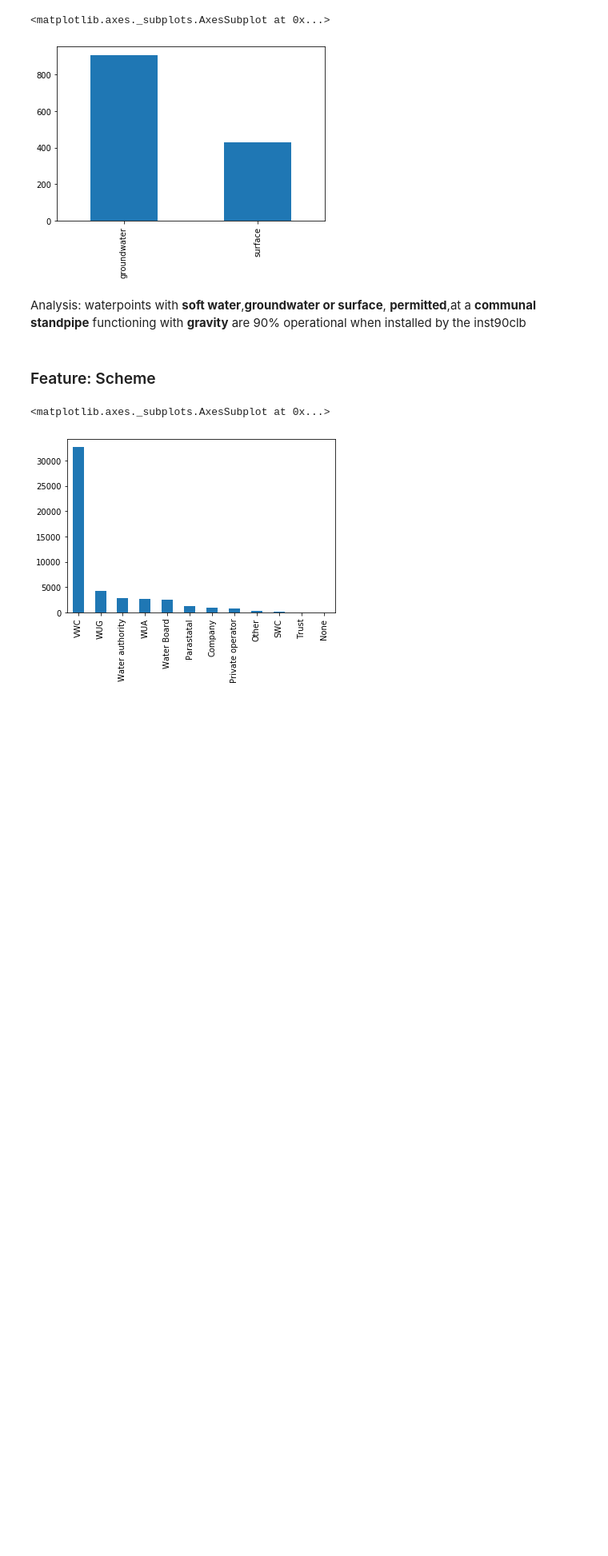
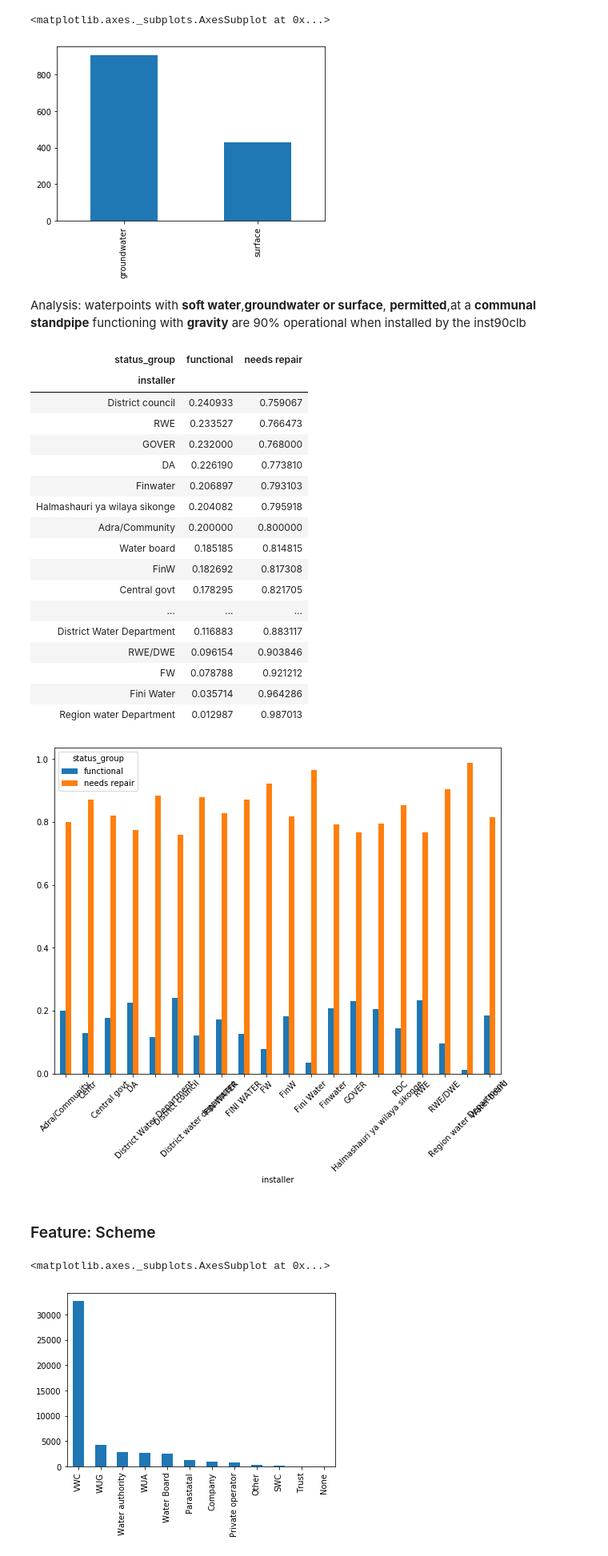
Before and after one commit to rashidbaset/Module3_Project, a Jupyter notebook: Notebooks/EDA.ipynb, the cells around one changed output. Shown at 80% size. Drawn from its saved outputs; the diff is of its cells as text; code cells hidden in the pictures; blank space fills up the shorter version.

```diff
--- a/Notebooks/EDA.ipynb
+++ b/Notebooks/EDA.ipynb
@@ -890,6 +788,33 @@ inst90clb.source_class.value_counts().plot(kind='bar')
 [figure]
 # %% [markdown]
 Analysis: waterpoints with **soft water**,**groundwater or surface**, **permitted**,at a **communal standpipe** functioning with **gravity** are 90% operational when installed by the inst90clb
+# %%
+top100installers = df.installer.value_counts().index.tolist()[:135]
+df_i2 = df_b[df_b['installer'].isin(top100installers)]
+installers100 = pd.crosstab([df_i2.installer],df_i2.status_group,normalize='index')
+installers100 = installers100[installers100['functional'] < 0.25]
+installers100.plot(kind='bar',figsize=(10,7.5),rot=45)
+installers100.sort_values('functional',ascending=False)
+# %% [output]
+| status_group | functional | needs repair |
+| installer |  |  |
+| District council | 0.240933 | 0.759067 |
+| RWE | 0.233527 | 0.766473 |
+| GOVER | 0.232000 | 0.768000 |
+| DA | 0.226190 | 0.773810 |
+| Finwater | 0.206897 | 0.793103 |
+| Halmashauri ya wilaya sikonge | 0.204082 | 0.795918 |
+| Adra/Community | 0.200000 | 0.800000 |
+| Water board | 0.185185 | 0.814815 |
+| FinW | 0.182692 | 0.817308 |
+| Central govt | 0.178295 | 0.821705 |
+| ... | ... | ... |
+| District Water Department | 0.116883 | 0.883117 |
+| RWE/DWE | 0.096154 | 0.903846 |
+| FW | 0.078788 | 0.921212 |
+| Fini Water | 0.035714 | 0.964286 |
+| Region water Department | 0.012987 | 0.987013 |
+[figure, added]
 # %% [markdown]
 ### Feature: Scheme
 # %%
```
Also changed, not shown: parts of 18 cells of this notebook, 4 other files.
